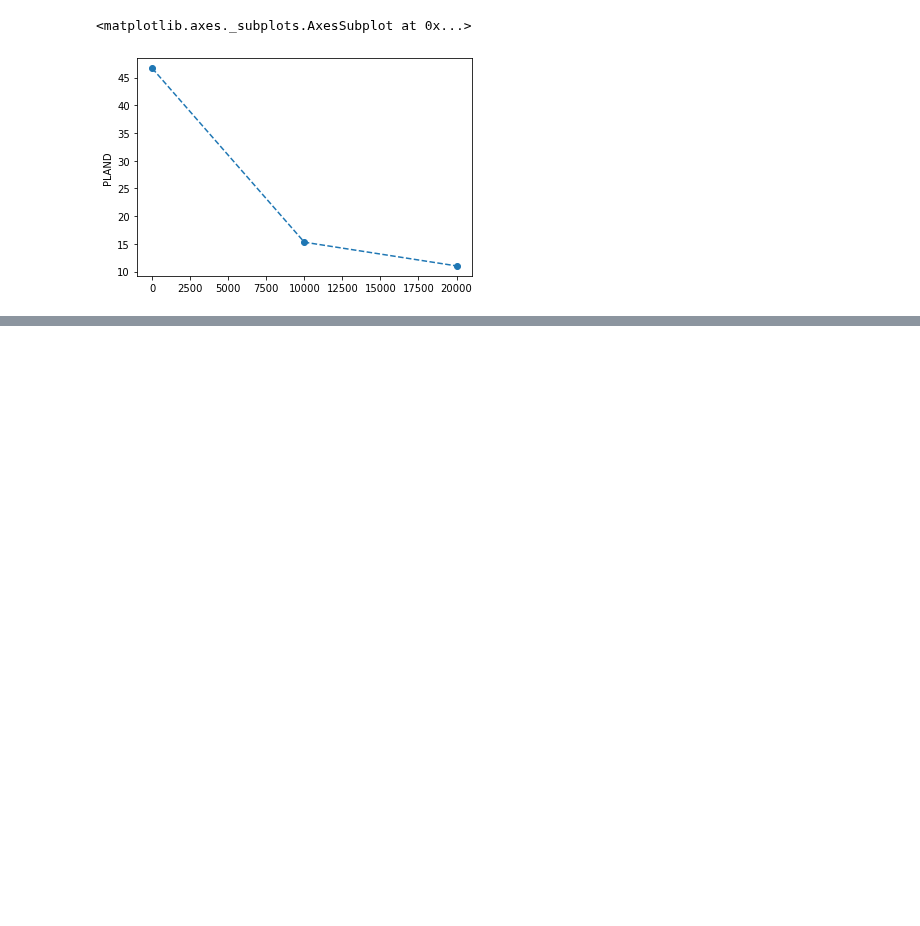
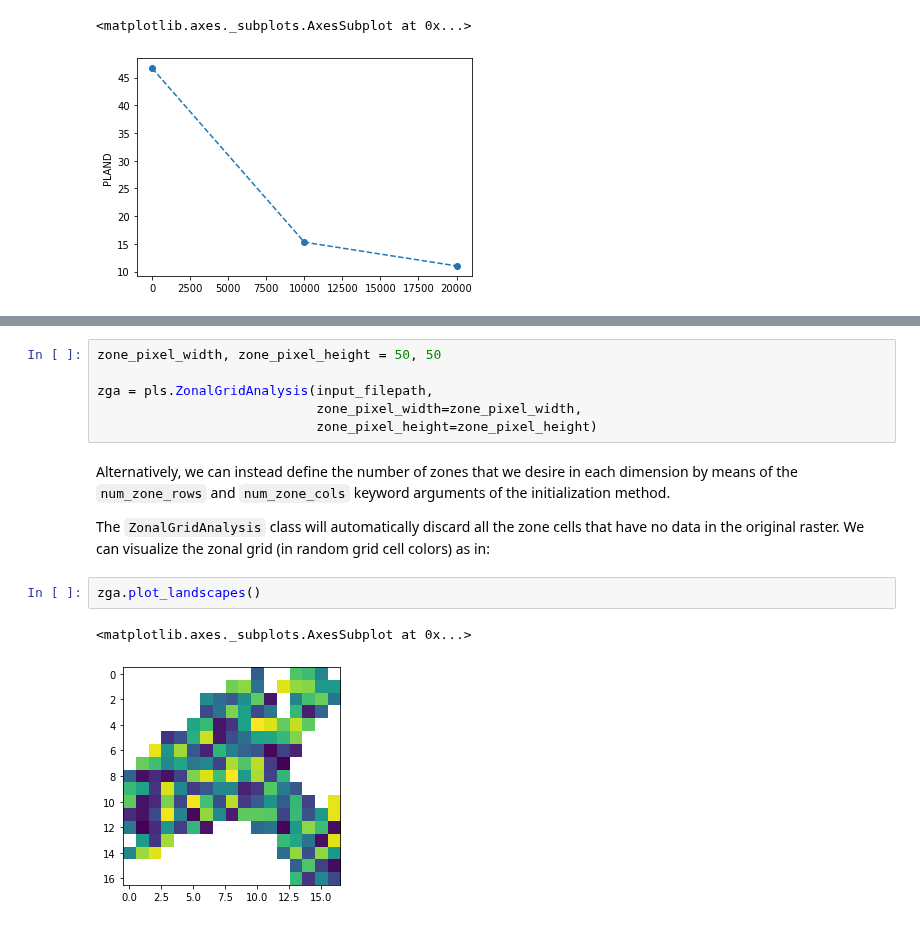
Before and after one commit to martibosch/pylandstats-notebooks, a Jupyter notebook: notebooks/03-zonal-analysis.ipynb, the cells around one changed output, grey strips where cells are left out. Drawn from its saved outputs; the diff is of its cells as text; blank space fills up the shorter version.

```diff
--- a/notebooks/03-zonal-analysis.ipynb
+++ b/notebooks/03-zonal-analysis.ipynb
@@ -242,0 +273,15 @@ Finally, note that the data frames for `ZonalAnalysis`, likewise those of `Spati
+# %%
+zone_pixel_width, zone_pixel_height = 50, 50
+
+zga = pls.ZonalGridAnalysis(input_filepath,
+                            zone_pixel_width=zone_pixel_width,
+                            zone_pixel_height=zone_pixel_height)
+# %% [markdown]
+Alternatively, we can instead define the number of zones that we desire in each dimension by means of the `num_zone_rows` and `num_zone_cols` keyword arguments of the initialization method.
+
+The `ZonalGridAnalysis` class will automatically discard all the zone cells that have no data in the original raster. We can visualize the zonal grid (in random grid cell colors) as in:
+# %%
+zga.plot_landscapes()
+# %% [output]
+<matplotlib.axes._subplots.AxesSubplot at 0x...>
+[figure, added]
```
Also changed, not shown: parts of 66 cells of this notebook, 5 other files.
